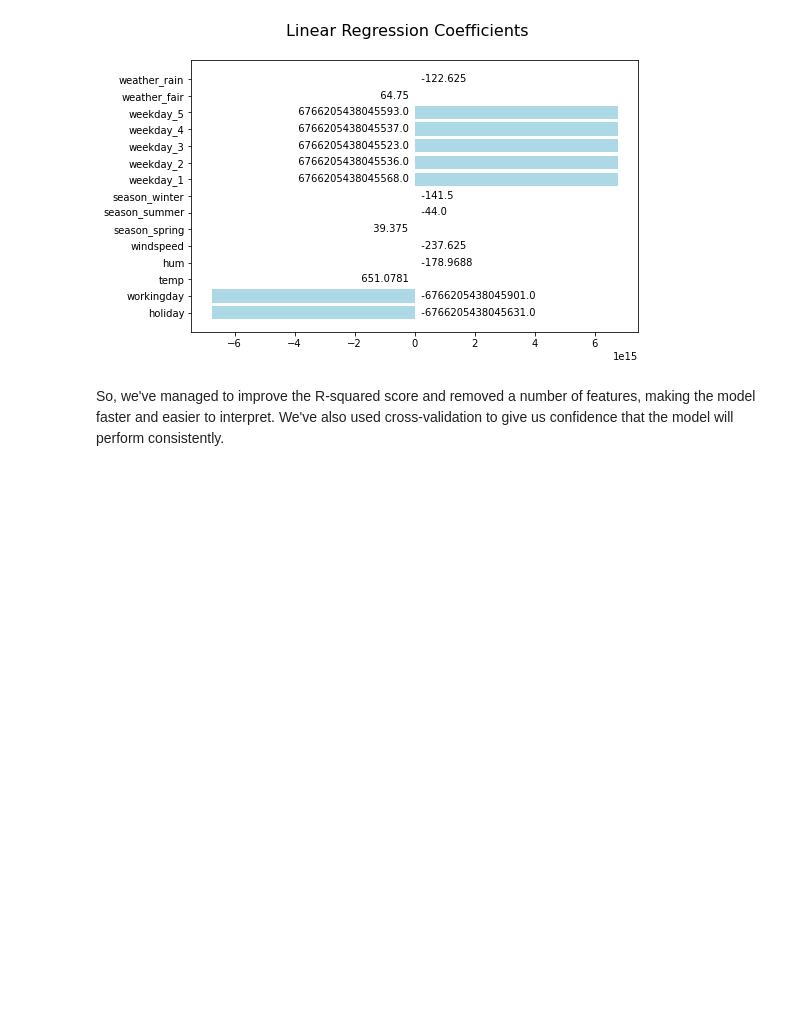
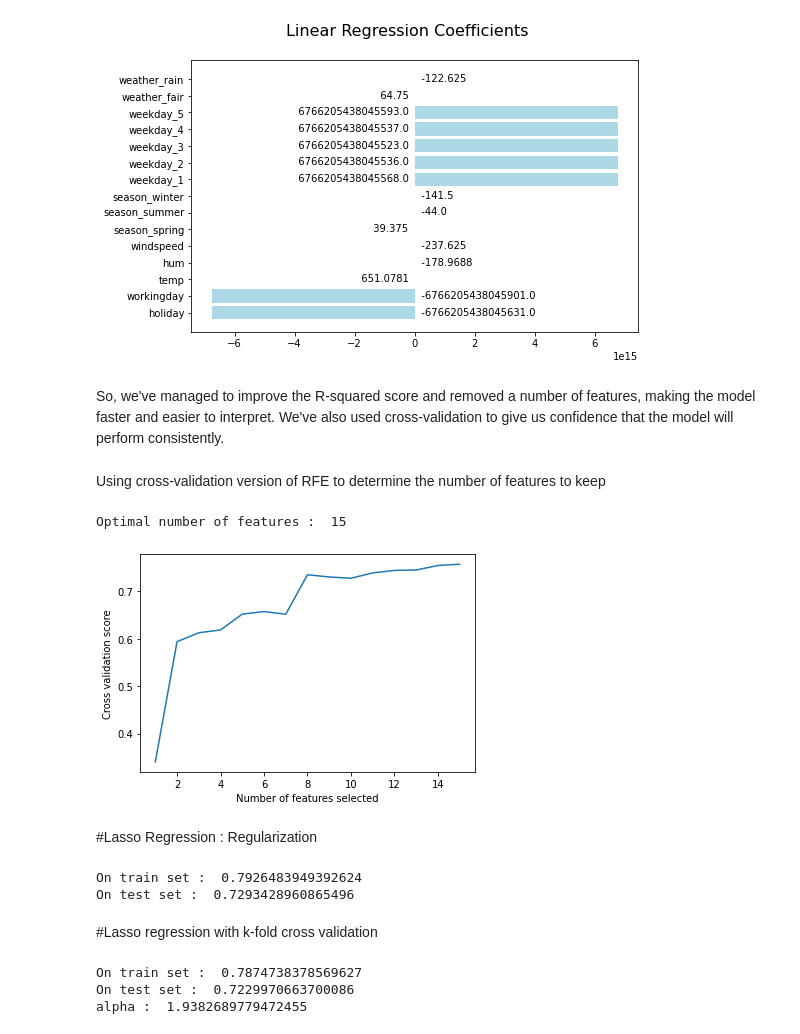
Before and after one commit to InternityFoundation/MachineLearning_vineethm1627, a Jupyter notebook: Day 07/complete_linear_regression.ipynb, the cells around one changed output. Saved outputs shown, nothing was run; the diff lists cells and outputs as text; code cells hidden in the pictures; blank space fills up the shorter version.

Commit message:
lasso and ridge added

```diff
--- a/Day 07/complete_linear_regression.ipynb
+++ b/Day 07/complete_linear_regression.ipynb
@@ -468,3 +471,79 @@ On test set :
 [figure]
 # %% [markdown]
 So, we've managed to improve the R-squared score and removed a number of features, making the model faster and easier to interpret. We've also used cross-validation to give us confidence that the model will perform consistently.
+# %% [markdown]
+Using cross-validation version of RFE to determine the number of features to keep
+# %%
+from sklearn.feature_selection import RFECV
+
+model = LinearRegression()
+seed = 2
+kfold = KFold(n_splits = 10, shuffle = True, random_state = seed)
+rfecv = RFECV(estimator = model, step = 1, cv = kfold, scoring = 'r2')
+rfecv.fit(X_train, y_train)
+
+print("Optimal number of features : ", rfecv.n_features_)
+
+plt.figure()
+plt.xlabel("Number of features selected")
+plt.ylabel("Cross validation score")
+plt.plot(range(1, len(rfecv.grid_scores_) + 1), rfecv.grid_scores_)
+plt.show()
+# %% [output]
+Optimal number of features :  15
+[figure, added]
+# %% [markdown]
+#Lasso Regression : Regularization
+# %%
+from sklearn.linear_model import Lasso
+
+test_size = 0.33
+seed = 7
+X_train, X_test, y_train, y_test = train_test_split(X, y, test_size = test_size, random_state = seed)
+
+#hyper-parameter : alpha
+alpha = 1.0
+
+#create the model
+model = Lasso(alpha = alpha)
+
+#fit the model
+model.fit(X_train, y_train)
+predictions = model.predict(X_train)
+print("On train set : ", r2_score(y_train, predictions))
+
+#evaluate
+predictions = model.predict(X_test)
+print("On test set : ", r2_score(y_test, predictions))
+# %% [output]
+On train set :  0.7926483949392624
+On test set :  0.7293428960865496
+# %% [markdown]
+#Lasso regression with k-fold cross validation
+# %%
+from sklearn.linear_model import LassoCV
+
+test_size = 0.33
+seed = 7
+X_train, X_test, y_train, y_test = train_test_split(X, y, test_size = test_size, random_state = seed )
+
+kfold = KFold(n_splits = 10, shuffle = True, random_state = seed)
+
+#create the model
+model = LassoCV(cv = kfold)
+
+#fit the model
+model.fit(X_train, y_train)
+predictions = model.predict(X_train)
+print("On train set : ", r2_score(y_train, predictions))
+
+#evaluate
+predictions = model.predict(X_test)
+print("On test set : ", r2_score(y_test, predictions))
+
+#model coefficients
+print("alpha : ", model.alpha_)
+# %% [output]
+On train set :  0.7874738378569627
+On test set :  0.7229970663700086
+alpha :  1.9382689779472455
```
Also changed, not shown: parts of 9 cells of this notebook, 1 other file.
